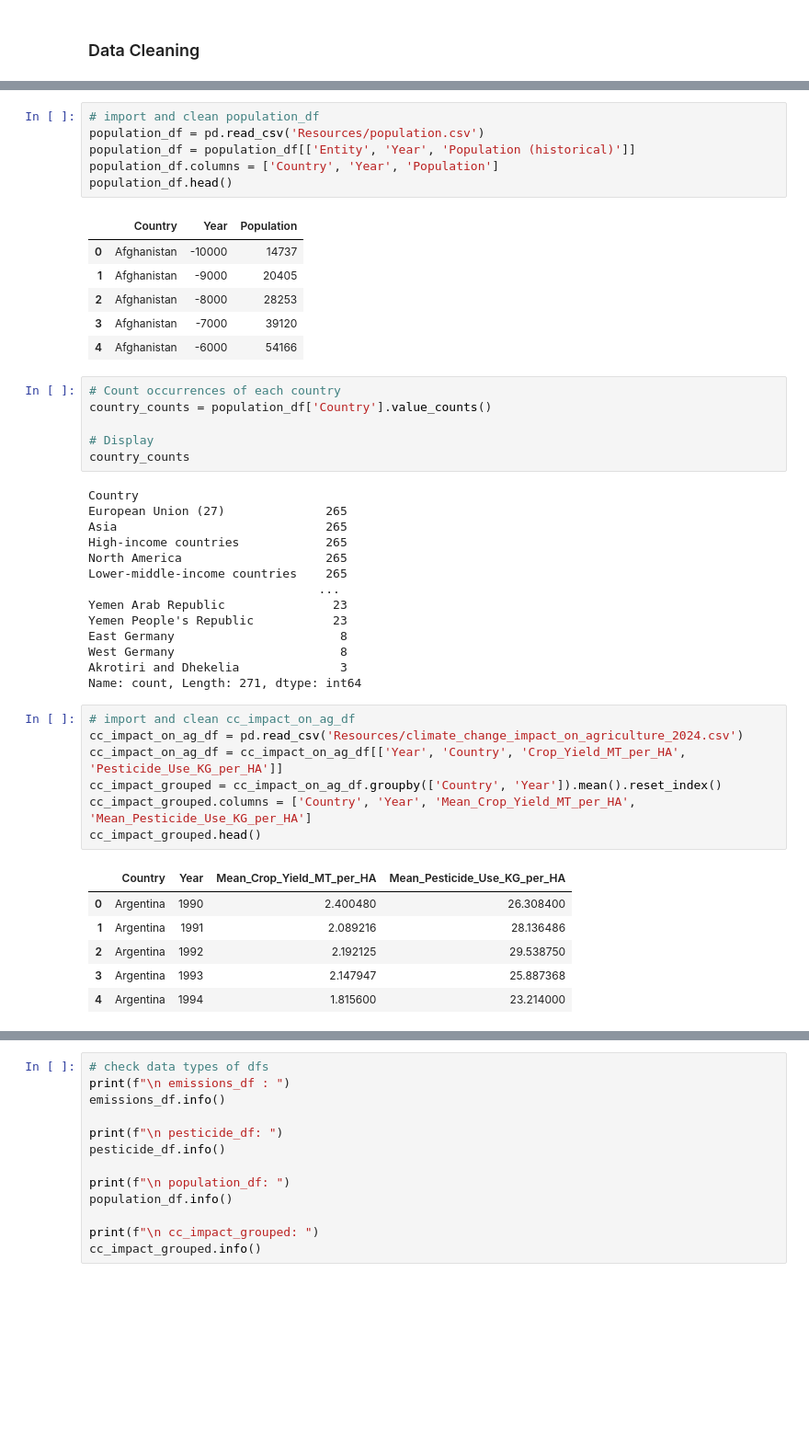
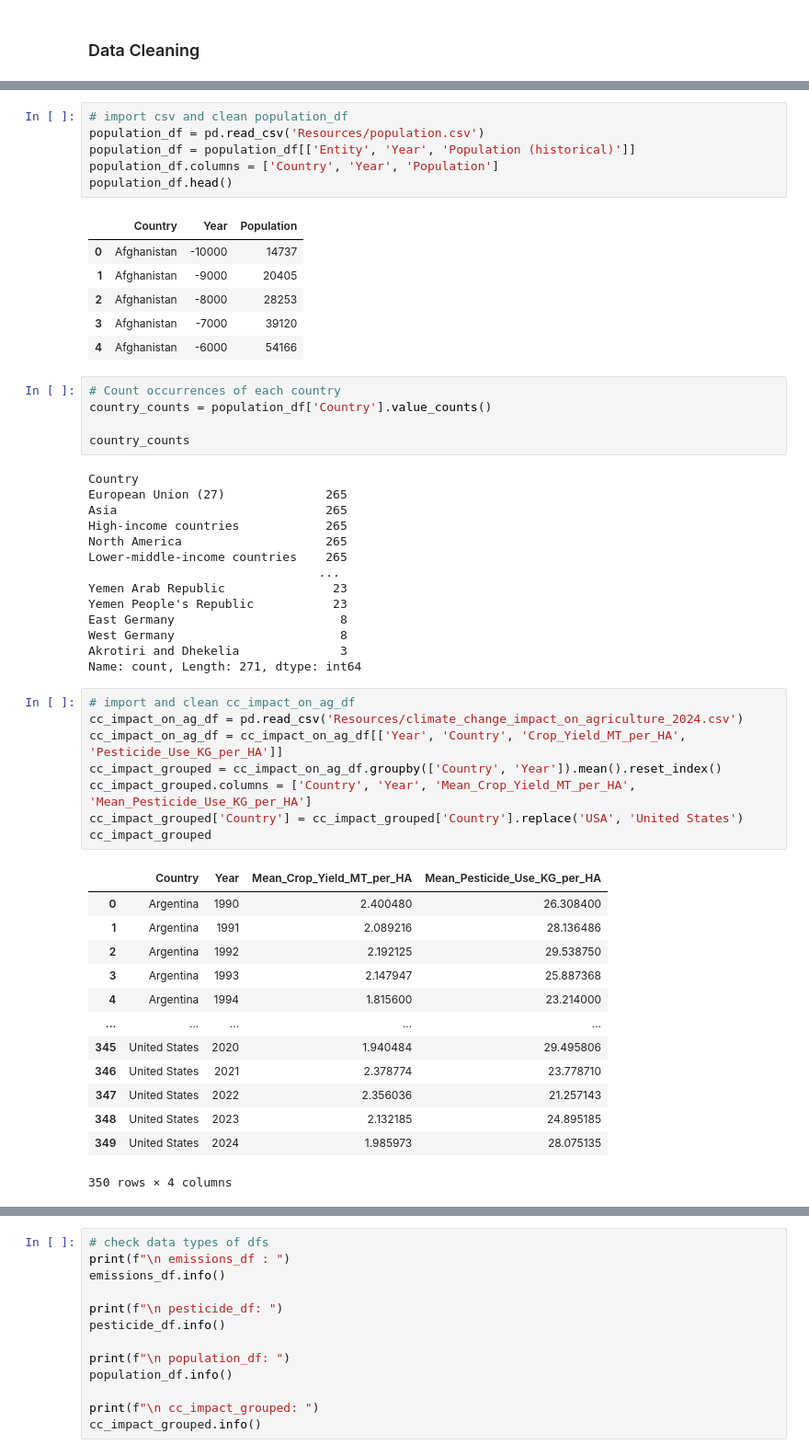
Before and after one commit to EdGonz44/Project-3, a Jupyter notebook: jenny-folder/code-jj2.ipynb, the cells around one changed output, grey strips where cells are left out. Shown at 92% size. Cells and saved outputs as stored; diff of their text form; blank space fills up the shorter version.

```diff
--- a/jenny-folder/code-jj2.ipynb
+++ b/jenny-folder/code-jj2.ipynb
@@ -74,7 +71,7 @@ USSR                   2
 Yugoslavia             2
 Name: count, Length: 248, dtype: int64
 # %%
-# import and clean population_df
+# import csv and clean population_df
 population_df = pd.read_csv('Resources/population.csv')
 population_df = population_df[['Entity', 'Year', 'Population (historical)']]
 population_df.columns = ['Country', 'Year', 'Population']
@@ -90,7 +87,6 @@ population_df.head()
 # Count occurrences of each country
 country_counts = population_df['Country'].value_counts()
 
-# Display
 country_counts
 # %% [output]
 Country
@@ -109,17 +105,25 @@ Name: count, Length: 271, dtype: int64
 # %%
 # import and clean cc_impact_on_ag_df
 cc_impact_on_ag_df = pd.read_csv('Resources/climate_change_impact_on_agriculture_2024.csv')
 cc_impact_on_ag_df = cc_impact_on_ag_df[['Year', 'Country', 'Crop_Yield_MT_per_HA', 'Pesticide_Use_KG_per_HA']]
 cc_impact_grouped = cc_impact_on_ag_df.groupby(['Country', 'Year']).mean().reset_index()
 cc_impact_grouped.columns = ['Country', 'Year', 'Mean_Crop_Yield_MT_per_HA', 'Mean_Pesticide_Use_KG_per_HA']
-cc_impact_grouped.head()
+cc_impact_grouped['Country'] = cc_impact_grouped['Country'].replace('USA', 'United States')
+cc_impact_grouped
 # %% [output]
 |  | Country | Year | Mean_Crop_Yield_MT_per_HA | Mean_Pesticide_Use_KG_per_HA |
 | 0 | Argentina | 1990 | 2.400480 | 26.308400 |
 | 1 | Argentina | 1991 | 2.089216 | 28.136486 |
 | 2 | Argentina | 1992 | 2.192125 | 29.538750 |
 | 3 | Argentina | 1993 | 2.147947 | 25.887368 |
 | 4 | Argentina | 1994 | 1.815600 | 23.214000 |
+| ... | ... | ... | ... | ... |
+| 345 | United States | 2020 | 1.940484 | 29.495806 |
+| 346 | United States | 2021 | 2.378774 | 23.778710 |
+| 347 | United States | 2022 | 2.356036 | 21.257143 |
+| 348 | United States | 2023 | 2.132185 | 24.895185 |
+| 349 | United States | 2024 | 1.985973 | 28.075135 |
+350 rows × 4 columns
 # %%
 # Count occurrences of each country
 country_counts = cc_impact_grouped['Country'].value_counts()
```
Also changed, not shown: parts of 37 cells of this notebook, 15 other files.
